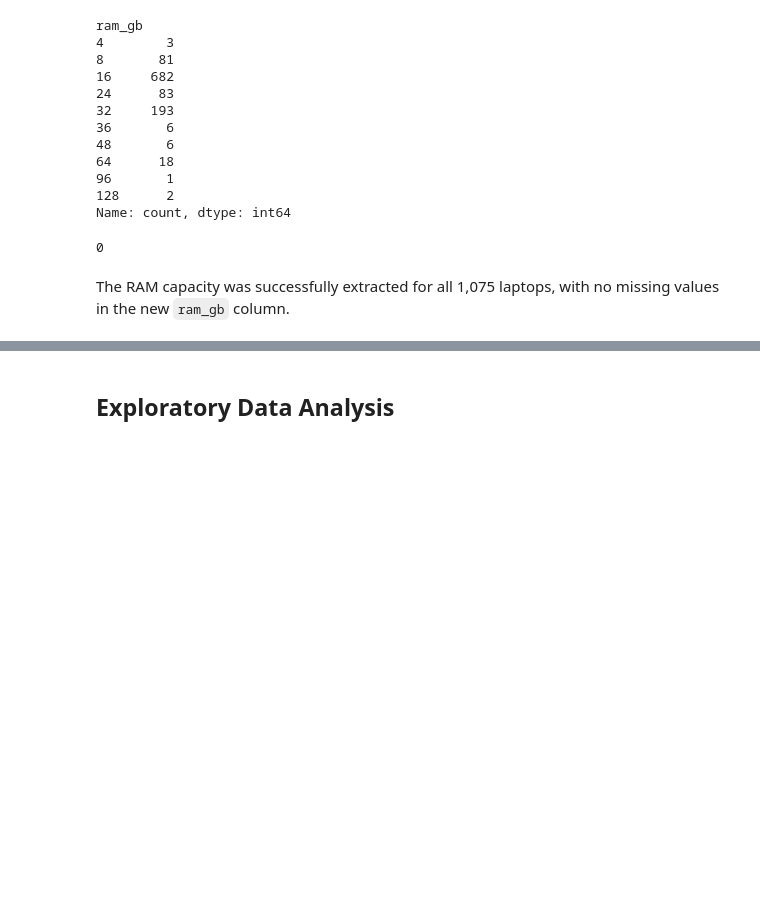
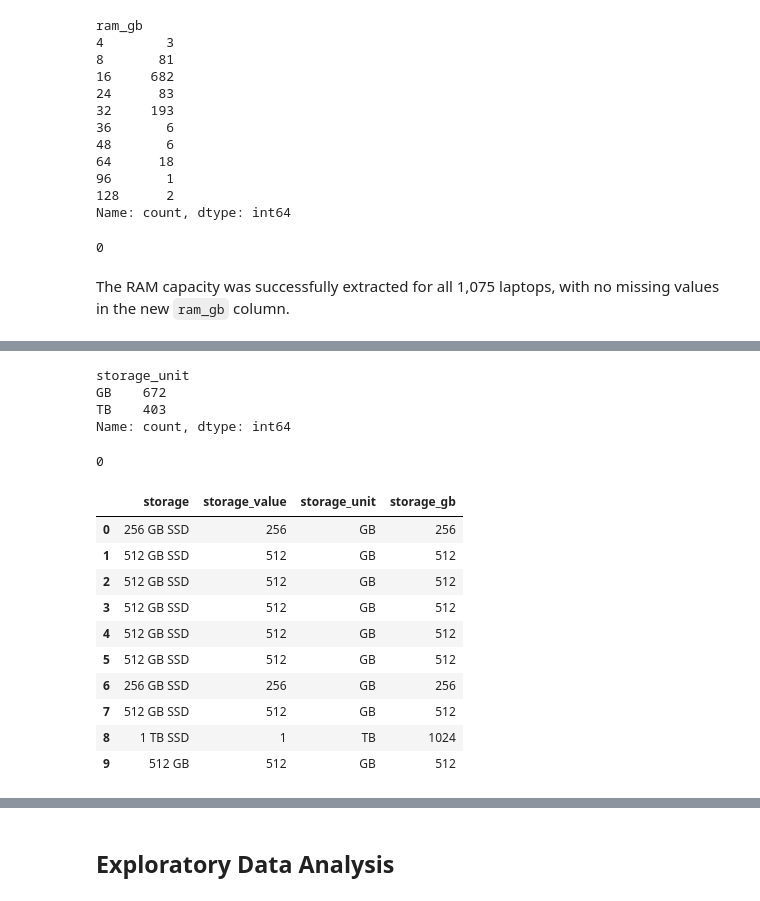
Before and after one commit to rishchuk/laptop-analysis, a Jupyter notebook: laptop_analysis.ipynb, the cells around one changed output, grey strips where cells are left out. Drawn from its saved outputs; the diff is of its cells as text; code cells hidden in the pictures; blank space fills up the shorter version.

```diff
--- a/laptop_analysis.ipynb
+++ b/laptop_analysis.ipynb
@@ -511,0 +609,11 @@ The RAM capacity was successfully extracted for all 1,075 laptops, with no missi
+# %%
+df["storage_unit"].value_counts()
+# %% [output]
+storage_unit
+GB    672
+TB    403
+Name: count, dtype: int64
+# %%
+df["storage_value"].isna().sum()
+# %% [output]
+0
@@ -511,0 +624,14 @@ The RAM capacity was successfully extracted for all 1,075 laptops, with no missi
+# %%
+df[["storage", "storage_value", "storage_unit", "storage_gb"]].head(10)
+# %% [output]
+|  | storage | storage_value | storage_unit | storage_gb |
+| 0 | 256 GB SSD | 256 | GB | 256 |
+| 1 | 512 GB SSD | 512 | GB | 512 |
+| 2 | 512 GB SSD | 512 | GB | 512 |
+| 3 | 512 GB SSD | 512 | GB | 512 |
+| 4 | 512 GB SSD | 512 | GB | 512 |
+| 5 | 512 GB SSD | 512 | GB | 512 |
+| 6 | 256 GB SSD | 256 | GB | 256 |
+| 7 | 512 GB SSD | 512 | GB | 512 |
+| 8 | 1 TB SSD | 1 | TB | 1024 |
+| 9 | 512 GB | 512 | GB | 512 |
```
Also changed, not shown: parts of 19 cells of this notebook.
